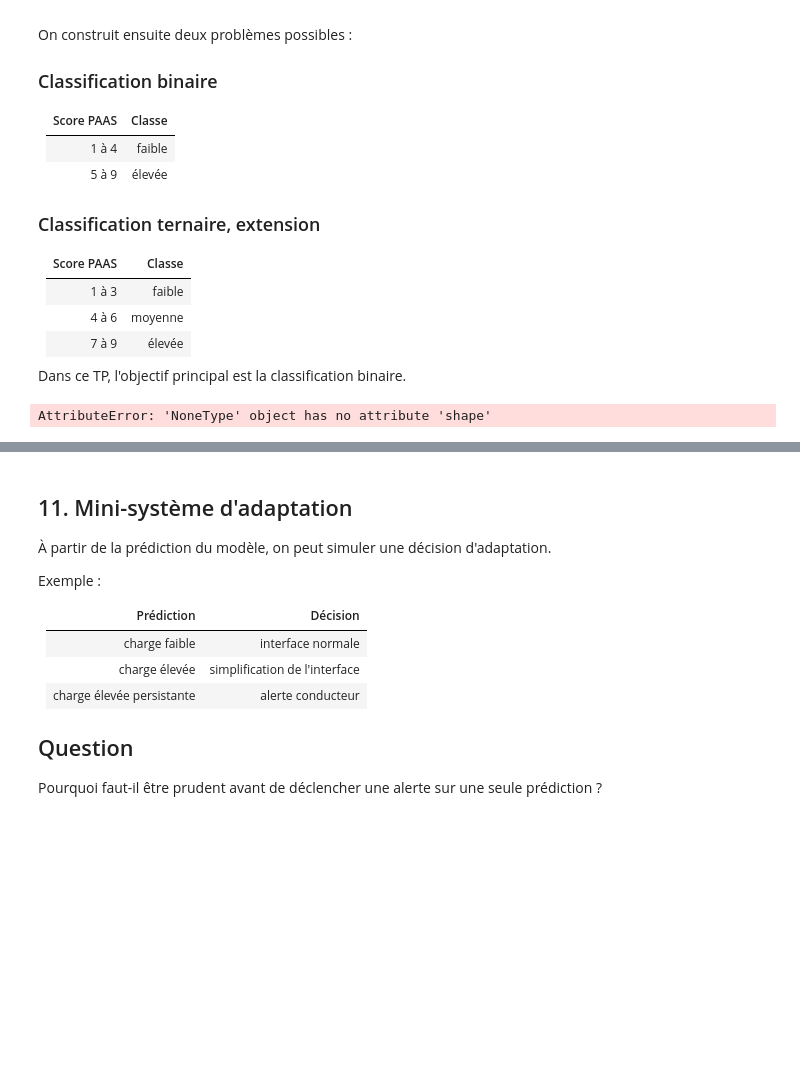
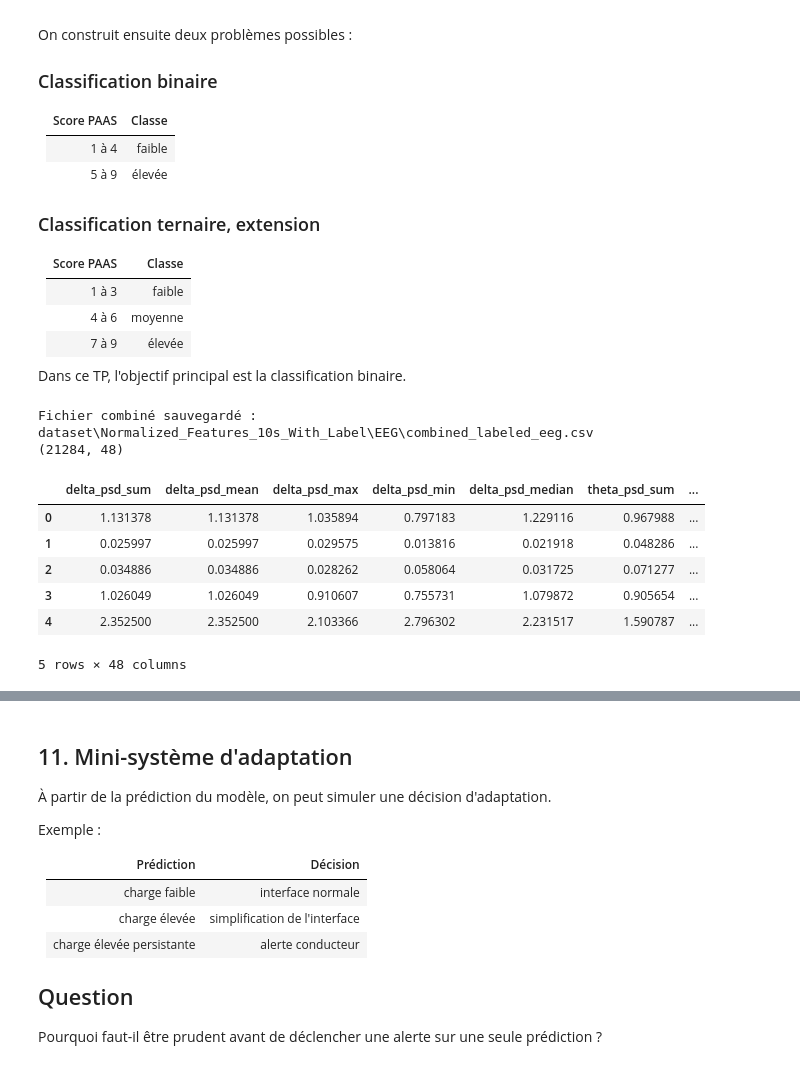
Before and after one commit to Adrien7782/Cerveau_Machine, a Jupyter notebook: TP.ipynb, the cells around one changed output, grey strips where cells are left out. Saved outputs shown, nothing was run; the diff lists cells and outputs as text; code cells hidden in the pictures; blank space fills up the shorter version.

```diff
--- a/TP.ipynb
+++ b/TP.ipynb
@@ -559,17 +559,53 @@ On construit ensuite deux problèmes possibles :
 
 Dans ce TP, l'objectif principal est la classification binaire.
 # %%
+import pandas as pd
+
 def load_labeled_eeg_dataset():
     """
     Concatène tous les fichiers CSV du dossier Normalized_Features_10s_With_Label/EEG.
     """
-    # TODO : parcourir LABELED_EEG_DIR, lire les CSV, concaténer avec pd.concat.
+    norm_files = sorted(LABELED_EEG_DIR.glob("norm_*.csv"))
+    if not norm_files:
+        print(f"Aucun fichier norm_*.csv trouvé dans {LABELED_EEG_DIR.resolve()}")
+        return pd.DataFrame()
+
+    frames = []
+    for f in norm_files:
+        try:
+            df = pd.read_csv(f)
+        except Exception as e:
+            print(f"Erreur lecture {f.name}: {e}")
+            continue
+        frames.append(df)
+
+    if not frames:
+        return pd.DataFrame()
+
+    df_all = pd.concat(frames, ignore_index=True)
+
+    out_path = LABELED_EEG_DIR / "combined_labeled_eeg.csv"
+    try:
+        df_all.to_csv(out_path, index=False)
+        print(f"Fichier combiné sauvegardé : {out_path}")
+    except Exception as e:
+        print(f"Échec sauvegarde combinée : {e}")
+
+    return df_all
 
 
 df = load_labeled_eeg_dataset()
 print(df.shape)
 df.head()
 # %% [output]
-AttributeError: 'NoneType' object has no attribute 'shape'
+Fichier combiné sauvegardé : dataset\Normalized_Features_10s_With_Label\EEG\combined_labeled_eeg.csv
+(21284, 48)
+|  | delta_psd_sum | delta_psd_mean | delta_psd_max | delta_psd_min | delta_psd_median | theta_psd_sum | ... |
+| 0 | 1.131378 | 1.131378 | 1.035894 | 0.797183 | 1.229116 | 0.967988 | ... |
+| 1 | 0.025997 | 0.025997 | 0.029575 | 0.013816 | 0.021918 | 0.048286 | ... |
+| 2 | 0.034886 | 0.034886 | 0.028262 | 0.058064 | 0.031725 | 0.071277 | ... |
+| 3 | 1.026049 | 1.026049 | 0.910607 | 0.755731 | 1.079872 | 0.905654 | ... |
+| 4 | 2.352500 | 2.352500 | 2.103366 | 2.796302 | 2.231517 | 1.590787 | ... |
+5 rows × 48 columns
 # %%
 # Création des cibles de classification.
```
Also changed, not shown: parts of 2 cells of this notebook.
